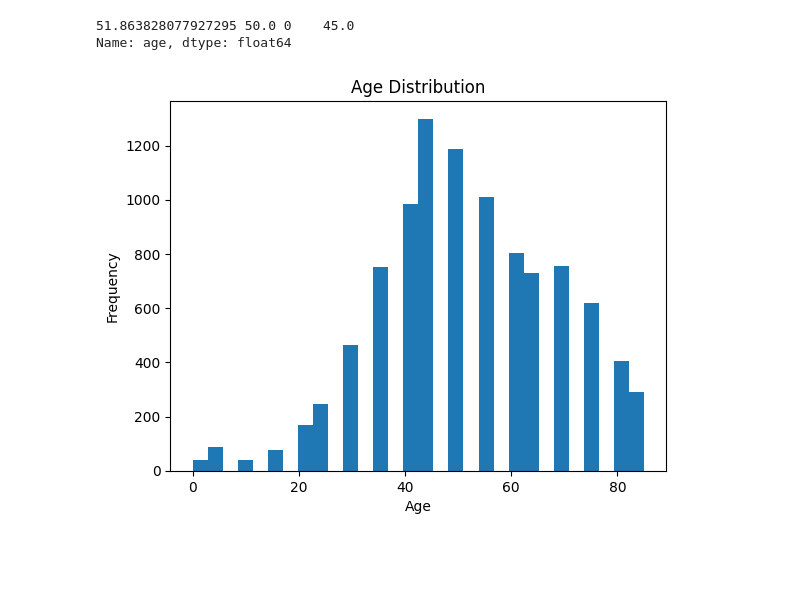
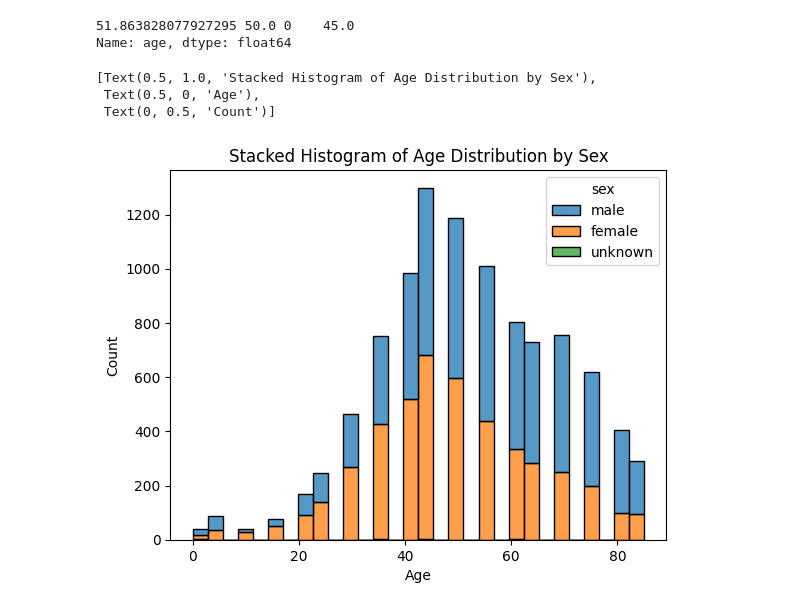
Before and after one commit to h-sutiwas/medical-image-torch, a Jupyter notebook: notebooks/eploratory_data_analysis.ipynb, the cells around one changed output. Cells and saved outputs as stored; diff of their text form; code cells hidden in the pictures; blank space fills up the shorter version.

Commit message:
Update on visualizations in EDA notebook

```diff
--- a/notebooks/eploratory_data_analysis.ipynb
+++ b/notebooks/eploratory_data_analysis.ipynb
@@ -87,10 +87,16 @@ print( skin_df[ 'age' ].mean(), skin_df[ 'age' ].median(), skin_df[ 'age' ].mode
 51.863828077927295 50.0 0    45.0
 Name: age, dtype: float64
 # %%
-# All Patients
-skin_df[ 'age' ].plot.hist( bins=30 )
-plt.xlabel( "Age" )
-plt.title( "Age Distribution" )
-plt.show()
+ax = sns.histplot( data=skin_df,
+             x='age',
+             hue='sex',
+             multiple='stack',
+             bins=30 )
+
+ax.set( title='Stacked Histogram of Age Distribution by Sex',
+       xlabel='Age', ylabel='Count' )
 # %% [output]
+[Text(0.5, 1.0, 'Stacked Histogram of Age Distribution by Sex'),
+ Text(0.5, 0, 'Age'),
+ Text(0, 0.5, 'Count')]
-[figure, old version]
+[figure, new version]
```
Also changed, not shown: parts of 5 cells of this notebook.
